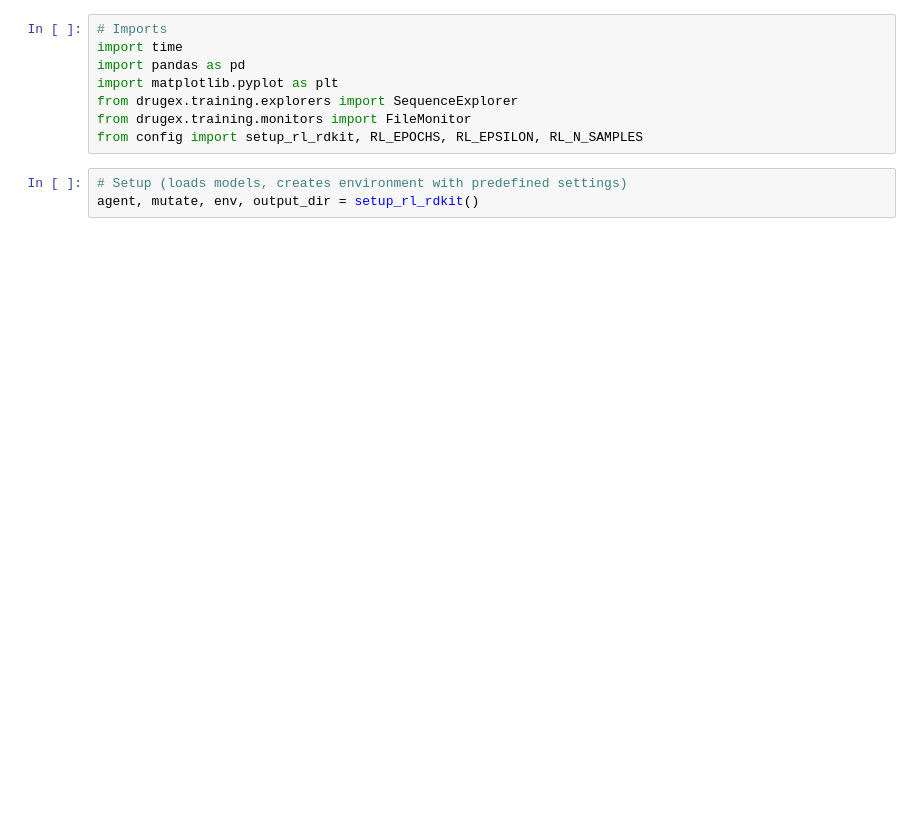
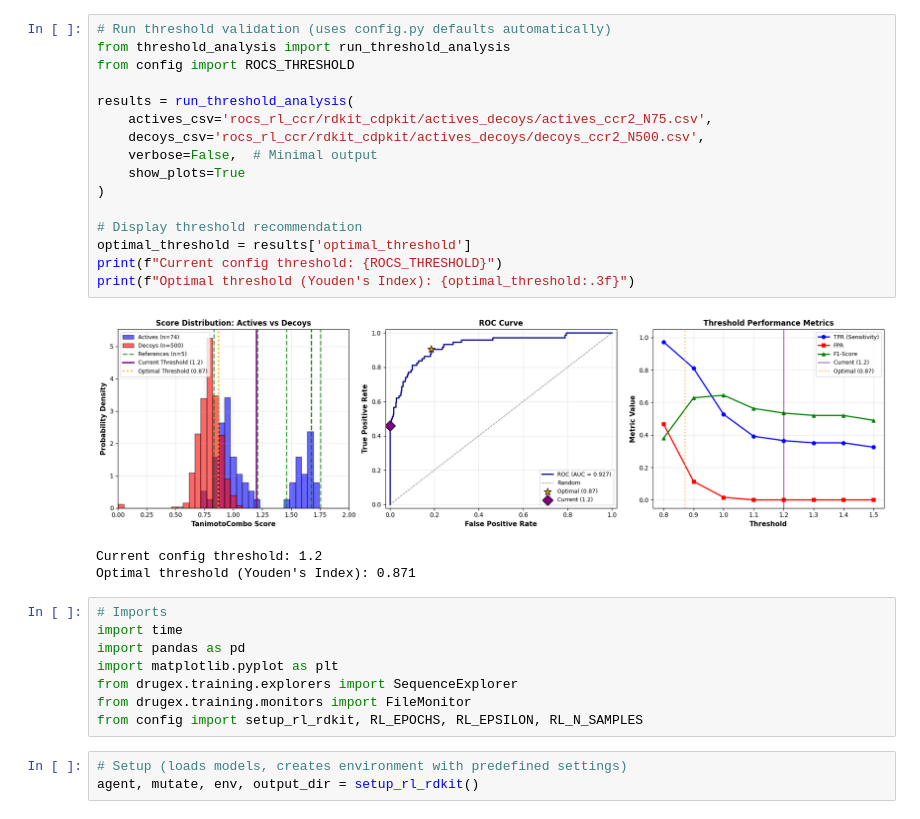
Before and after one commit to CDDLeiden/DrugEx, a Jupyter notebook: tutorial/advanced/rocs/quickstart_rl_rdkit.ipynb, the cells around one changed output. Saved outputs shown, nothing was run; the diff lists cells and outputs as text; blank space fills up the shorter version.

```diff
--- a/tutorial/advanced/rocs/quickstart_rl_rdkit.ipynb
+++ b/tutorial/advanced/rocs/quickstart_rl_rdkit.ipynb
@@ -16,3 +22,23 @@
+# %%
+# Run threshold validation (uses config.py defaults automatically)
+from threshold_analysis import run_threshold_analysis
+from config import ROCS_THRESHOLD
+
+results = run_threshold_analysis(
+    actives_csv='rocs_rl_ccr/rdkit_cdpkit/actives_decoys/actives_ccr2_N75.csv',
+    decoys_csv='rocs_rl_ccr/rdkit_cdpkit/actives_decoys/decoys_ccr2_N500.csv',
+    verbose=False,  # Minimal output
+    show_plots=True
+)
+
+# Display threshold recommendation
+optimal_threshold = results['optimal_threshold']
+print(f"Current config threshold: {ROCS_THRESHOLD}")
+print(f"Optimal threshold (Youden's Index): {optimal_threshold:.3f}")
+# %% [output]
+[figure, added]
+Current config threshold: 1.2
+Optimal threshold (Youden's Index): 0.871
 # %%
 # Imports
 import time
```
Also changed, not shown: parts of 9 cells of this notebook.
